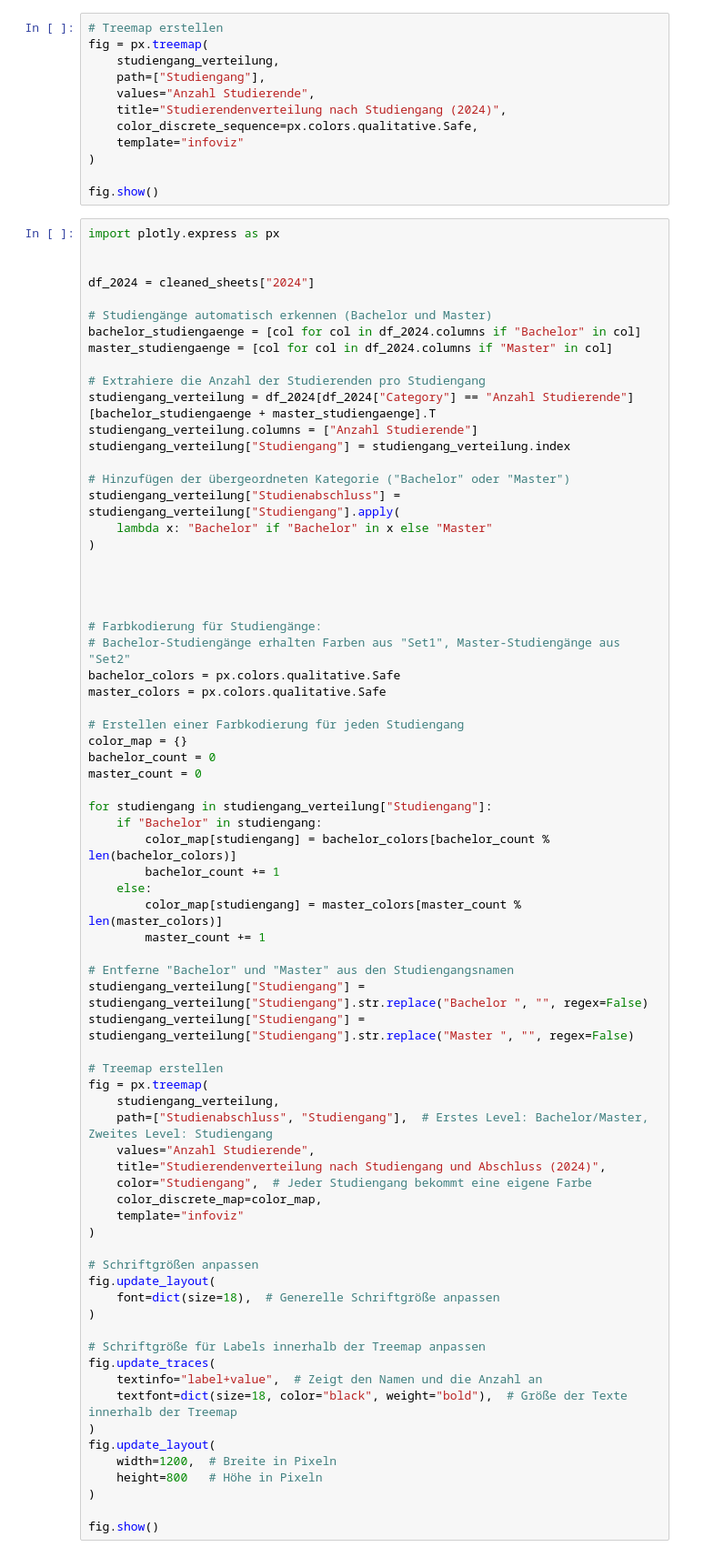
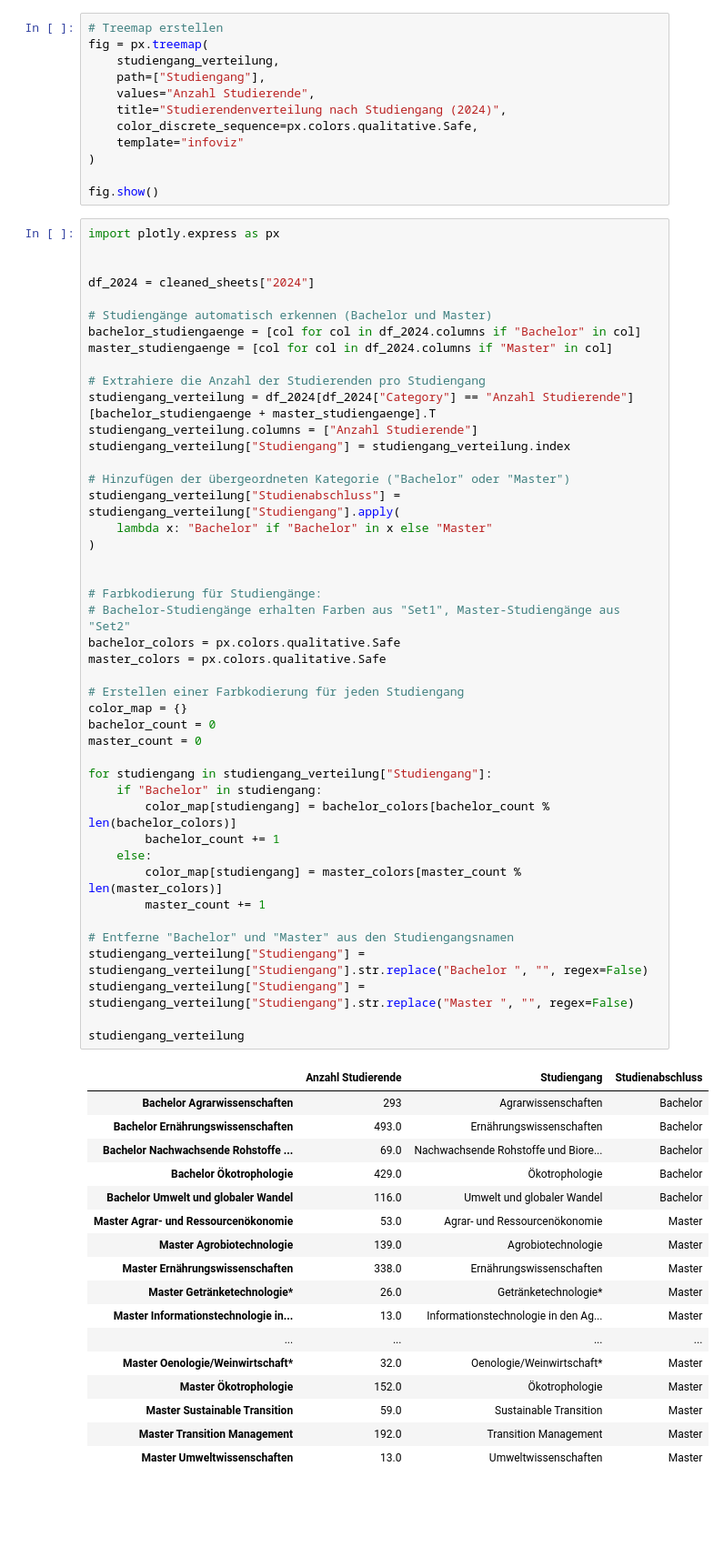
Before and after one commit to davidbirkenberger/infoviz, a Jupyter notebook: abschluss.ipynb, the cells around one changed output. Shown: that part at 91% size. Saved outputs shown, nothing was run; the diff lists cells and outputs as text; blank space fills up the shorter version.

```diff
--- a/abschluss.ipynb
+++ b/abschluss.ipynb
@@ -203,59 +290,49 @@ studiengang_verteilung.columns = ["Anzahl Studierende"]
 studiengang_verteilung["Studiengang"] = studiengang_verteilung.index
 
 # Hinzufügen der übergeordneten Kategorie ("Bachelor" oder "Master")
 studiengang_verteilung["Studienabschluss"] = studiengang_verteilung["Studiengang"].apply(
     lambda x: "Bachelor" if "Bachelor" in x else "Master"
 )
-
-
 
 
 # Farbkodierung für Studiengänge:
 # Bachelor-Studiengänge erhalten Farben aus "Set1", Master-Studiengänge aus "Set2"
 bachelor_colors = px.colors.qualitative.Safe
 master_colors = px.colors.qualitative.Safe
 
 # Erstellen einer Farbkodierung für jeden Studiengang
 color_map = {}
 bachelor_count = 0
 master_count = 0
 
 for studiengang in studiengang_verteilung["Studiengang"]:
     if "Bachelor" in studiengang:
         color_map[studiengang] = bachelor_colors[bachelor_count % len(bachelor_colors)]
         bachelor_count += 1
     else:
         color_map[studiengang] = master_colors[master_count % len(master_colors)]
         master_count += 1
 
 # Entferne "Bachelor" und "Master" aus den Studiengangsnamen
 studiengang_verteilung["Studiengang"] = studiengang_verteilung["Studiengang"].str.replace("Bachelor ", "", regex=False)
 studiengang_verteilung["Studiengang"] = studiengang_verteilung["Studiengang"].str.replace("Master ", "", regex=False)
 
-# Treemap erstellen
-fig = px.treemap(
-    studiengang_verteilung,
-    path=["Studienabschluss", "Studiengang"],  # Erstes Level: Bachelor/Master, Zweites Level: Studiengang
-    values="Anzahl Studierende",
-    title="Studierendenverteilung nach Studiengang und Abschluss (2024)",
-    color="Studiengang",  # Jeder Studiengang bekommt eine eigene Farbe
-    color_discrete_map=color_map,
-    template="infoviz"
-)
-
-# Schriftgrößen anpassen
-fig.update_layout(
-    font=dict(size=18),  # Generelle Schriftgröße anpassen
-)
-
-# Schriftgröße für Labels innerhalb der Treemap anpassen
-fig.update_traces(
-    textinfo="label+value",  # Zeigt den Namen und die Anzahl an
-    textfont=dict(size=18, color="black", weight="bold"),  # Größe der Texte innerhalb der Treemap
-)
-fig.update_layout(
-    width=1200,  # Breite in Pixeln
-    height=800   # Höhe in Pixeln
-)
-
-fig.show()
+studiengang_verteilung
+# %% [output]
+|  | Anzahl Studierende | Studiengang | Studienabschluss |
+| Bachelor Agrarwissenschaften | 293 | Agrarwissenschaften | Bachelor |
+| Bachelor Ernährungswissenschaften | 493.0 | Ernährungswissenschaften | Bachelor |
+| Bachelor Nachwachsende Rohstoffe ... | 69.0 | Nachwachsende Rohstoffe und Biore... | Bachelor |
+| Bachelor Ökotrophologie | 429.0 | Ökotrophologie | Bachelor |
+| Bachelor Umwelt und globaler Wandel | 116.0 | Umwelt und globaler Wandel | Bachelor |
+| Master Agrar- und Ressourcenökonomie | 53.0 | Agrar- und Ressourcenökonomie | Master |
+| Master Agrobiotechnologie | 139.0 | Agrobiotechnologie | Master |
+| Master Ernährungswissenschaften | 338.0 | Ernährungswissenschaften | Master |
+| Master Getränketechnologie* | 26.0 | Getränketechnologie* | Master |
+| Master Informationstechnologie in... | 13.0 | Informationstechnologie in den Ag... | Master |
+| ... | ... | ... | ... |
+| Master Oenologie/Weinwirtschaft* | 32.0 | Oenologie/Weinwirtschaft* | Master |
+| Master Ökotrophologie | 152.0 | Ökotrophologie | Master |
+| Master Sustainable Transition | 59.0 | Sustainable Transition | Master |
+| Master Transition Management | 192.0 | Transition Management | Master |
+| Master Umweltwissenschaften | 13.0 | Umweltwissenschaften | Master |
```
Also changed, not shown: parts of 12 cells of this notebook, 5 other files.
